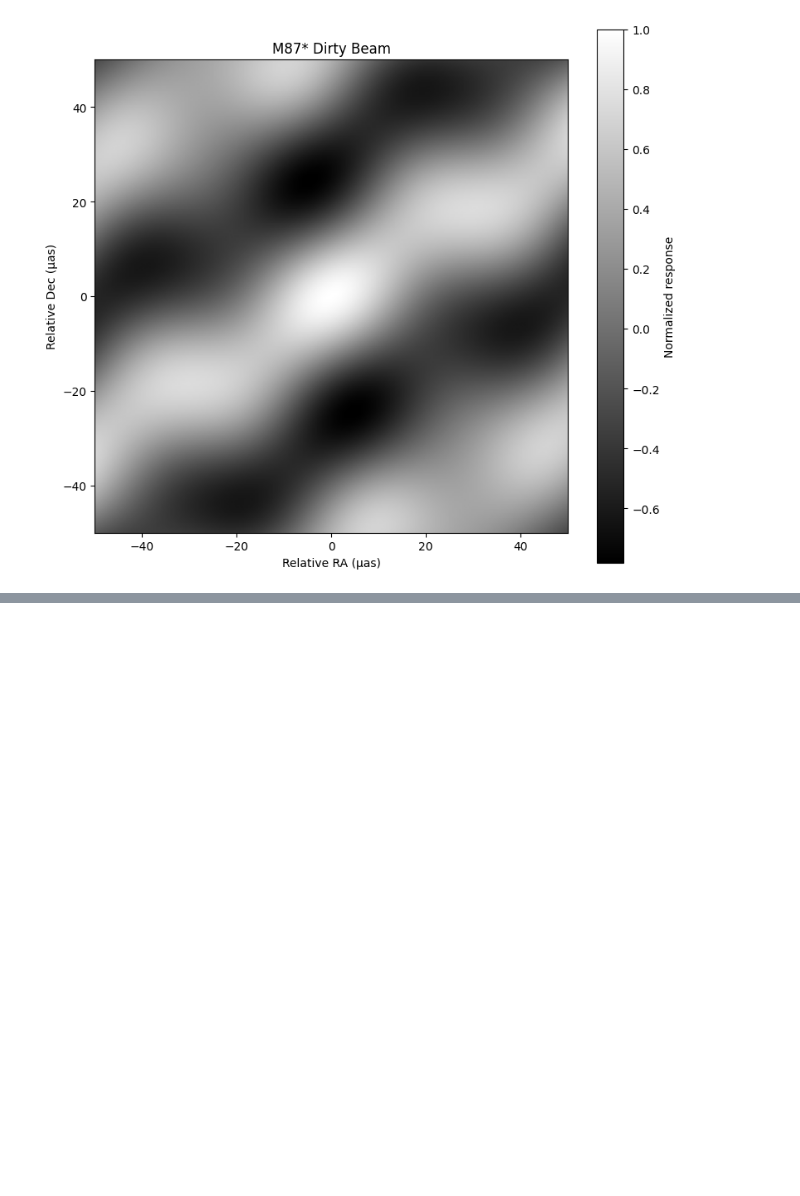
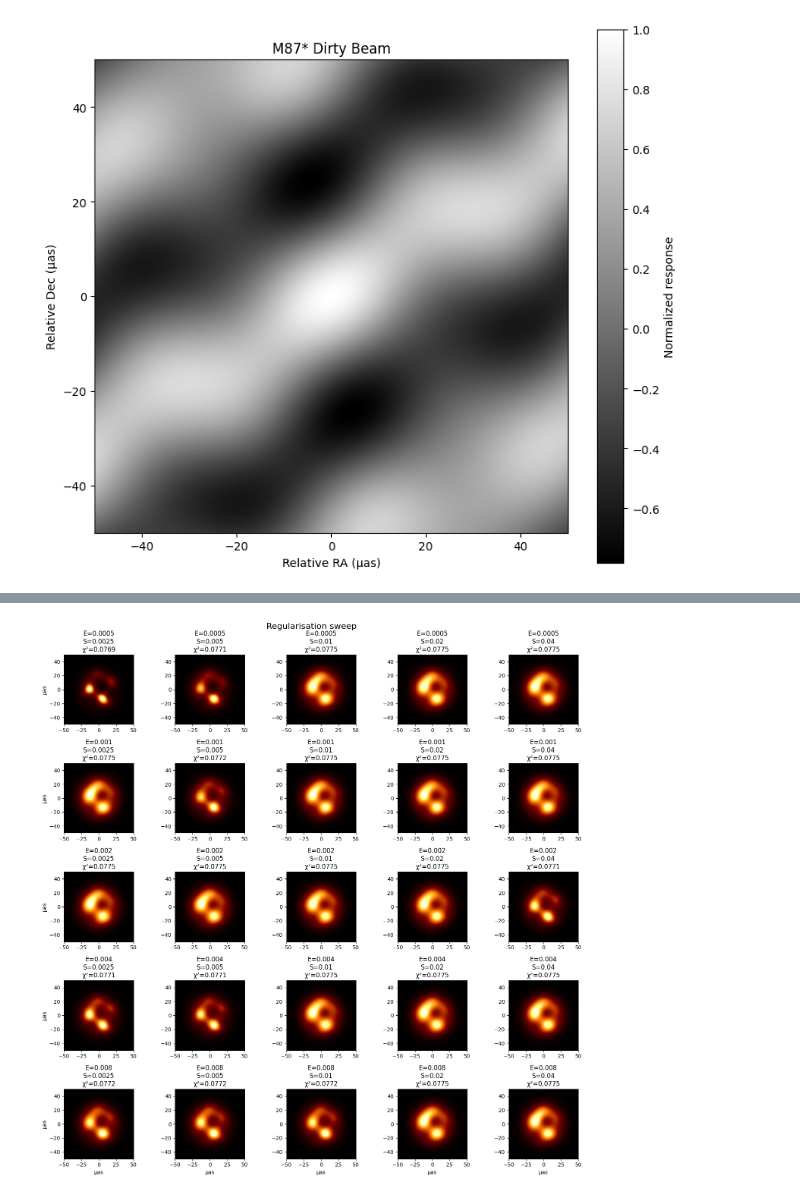
Before and after one commit to MrBenjaminHolmes/Black-Hole-Imaging, a Jupyter notebook: BlackHoleImaging.ipynb, the cells around one changed output, grey strips where cells are left out. Cells and saved outputs as stored; diff of their text form; code cells hidden in the pictures; blank space fills up the shorter version.

Commit message:
Created Imaging Sweep

```diff
--- a/BlackHoleImaging.ipynb
+++ b/BlackHoleImaging.ipynb
@@ -583,0 +690,56 @@ plt.show()
+# %%
+# ------------------------------------------------------------
+# Plot reconstruction sweep
+# ------------------------------------------------------------
+
+fig, axes = plt.subplots(
+    len(ENTROPY_VALUES),
+    len(SMOOTHNESS_VALUES),
+    figsize=(15, 15)
+)
+
+for i, entropy_weight in enumerate(ENTROPY_VALUES):
+
+    for j, smoothness_weight in enumerate(SMOOTHNESS_VALUES):
+
+        key = (
+            entropy_weight,
+            smoothness_weight
+        )
+
+        image = sweep_images[key]
+        chi2 = sweep_chi2[key]
+
+        ax = axes[i, j]
+
+        im = ax.imshow(
+            image,
+            origin="lower",
+            extent=extent,
+            cmap="afmhot"
+        )
+
+        ax.set_title(
+            f"E={entropy_weight:g}\n"
+            f"S={smoothness_weight:g}\n"
+            f"χ²={chi2:.3g}"
+        )
+
+        ax.set_xlim(-50, 50)
+        ax.set_ylim(-50, 50)
+
+        if i == len(ENTROPY_VALUES) - 1:
+            ax.set_xlabel("μas")
+
+        if j == 0:
+            ax.set_ylabel("μas")
+
+plt.suptitle(
+    "Regularisation sweep",
+    fontsize=16
+)
+
+plt.tight_layout()
+plt.show()
+# %% [output]
+[figure, added]
```
Also changed, not shown: parts of 10 cells of this notebook, 11 other files.
